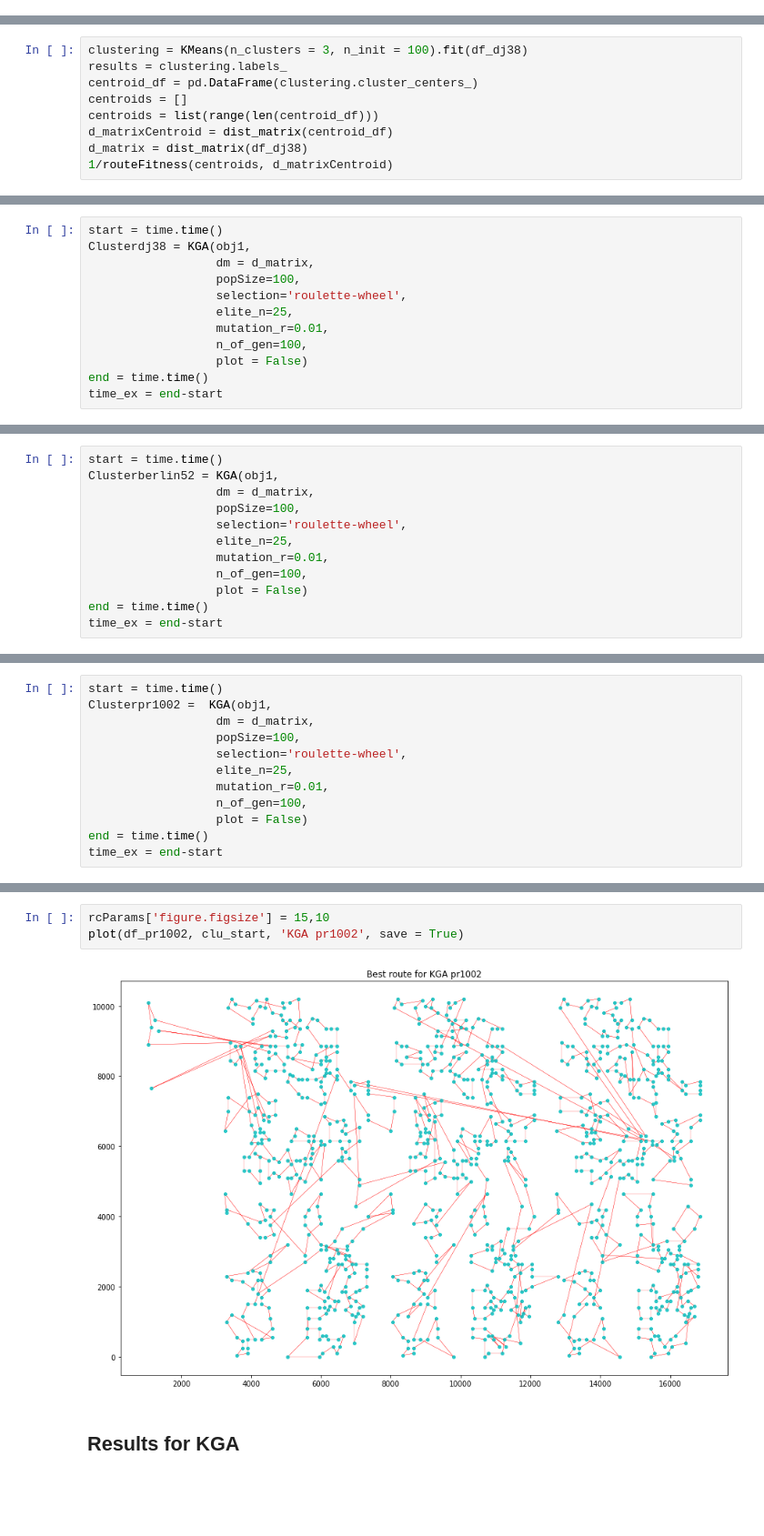
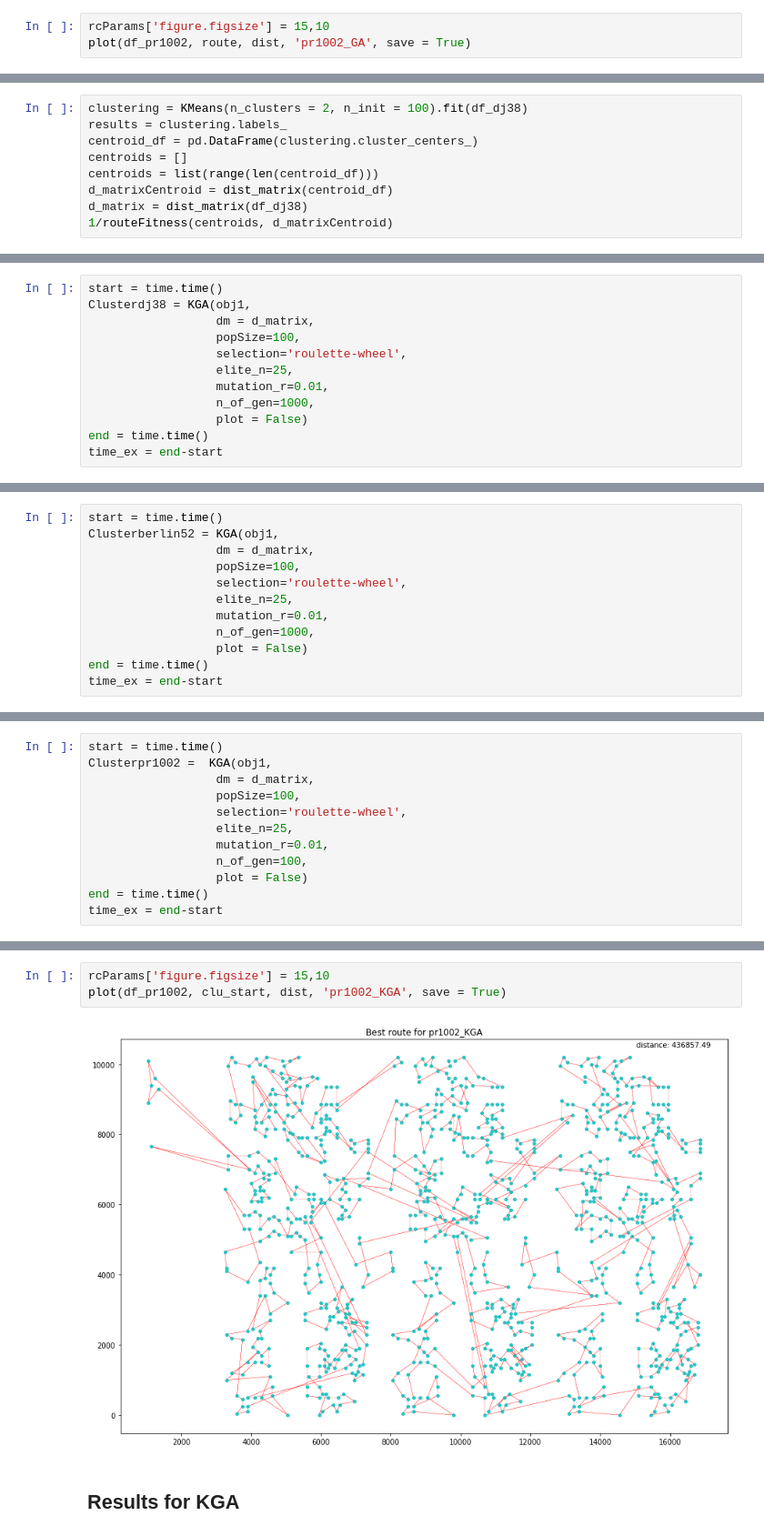
Before and after one commit to DBertazioli/Ant-Q-KGA, a Jupyter notebook: genomic/extended_try.ipynb, the cells around one changed output, grey strips where cells are left out. Shown at 91% size. Cells and saved outputs as stored; diff of their text form; blank space fills up the shorter version.

```diff
--- a/genomic/extended_try.ipynb
+++ b/genomic/extended_try.ipynb
@@ -442,0 +460,3 @@ plot(df_pr1002, route, 'GA pr1002', save = True)
+# %%
+rcParams['figure.figsize'] = 15,10
+plot(df_pr1002, route, dist, 'pr1002_GA', save = True)
@@ -567,7 +593,7 @@ list_errp = []
 # %% [markdown]
 ### dj38
 # %%
-clustering = KMeans(n_clusters = 3, n_init = 100).fit(df_dj38)
+clustering = KMeans(n_clusters = 2, n_init = 100).fit(df_dj38)
 results = clustering.labels_
 centroid_df = pd.DataFrame(clustering.cluster_centers_)
 centroids = []
@@ -600,7 +626,7 @@ Clusterdj38 = KGA(obj1,
                   selection='roulette-wheel',
                   elite_n=25,
                   mutation_r=0.01,
-                  n_of_gen=100,
+                  n_of_gen=1000,
                   plot = False)
 end = time.time()
 time_ex = end-start
@@ -662,7 +688,7 @@ Clusterberlin52 = KGA(obj1,
                   selection='roulette-wheel',
                   elite_n=25,
                   mutation_r=0.01,
-                  n_of_gen=100,
+                  n_of_gen=1000,
                   plot = False)
 end = time.time()
 time_ex = end-start
@@ -867,8 +893,8 @@ With an error to minimal value of: 69.74%
 # %%
 rcParams['figure.figsize'] = 15,10
-plot(df_pr1002, clu_start, 'KGA pr1002', save = True)
+plot(df_pr1002, clu_start, dist, 'pr1002_KGA', save = True)
 # %% [output]
-[figure, old version]
+[figure, new version]
 # %% [markdown]
 ## Results for KGA
 # %%
```
Also changed, not shown: parts of 33 cells of this notebook, 22 other files.
